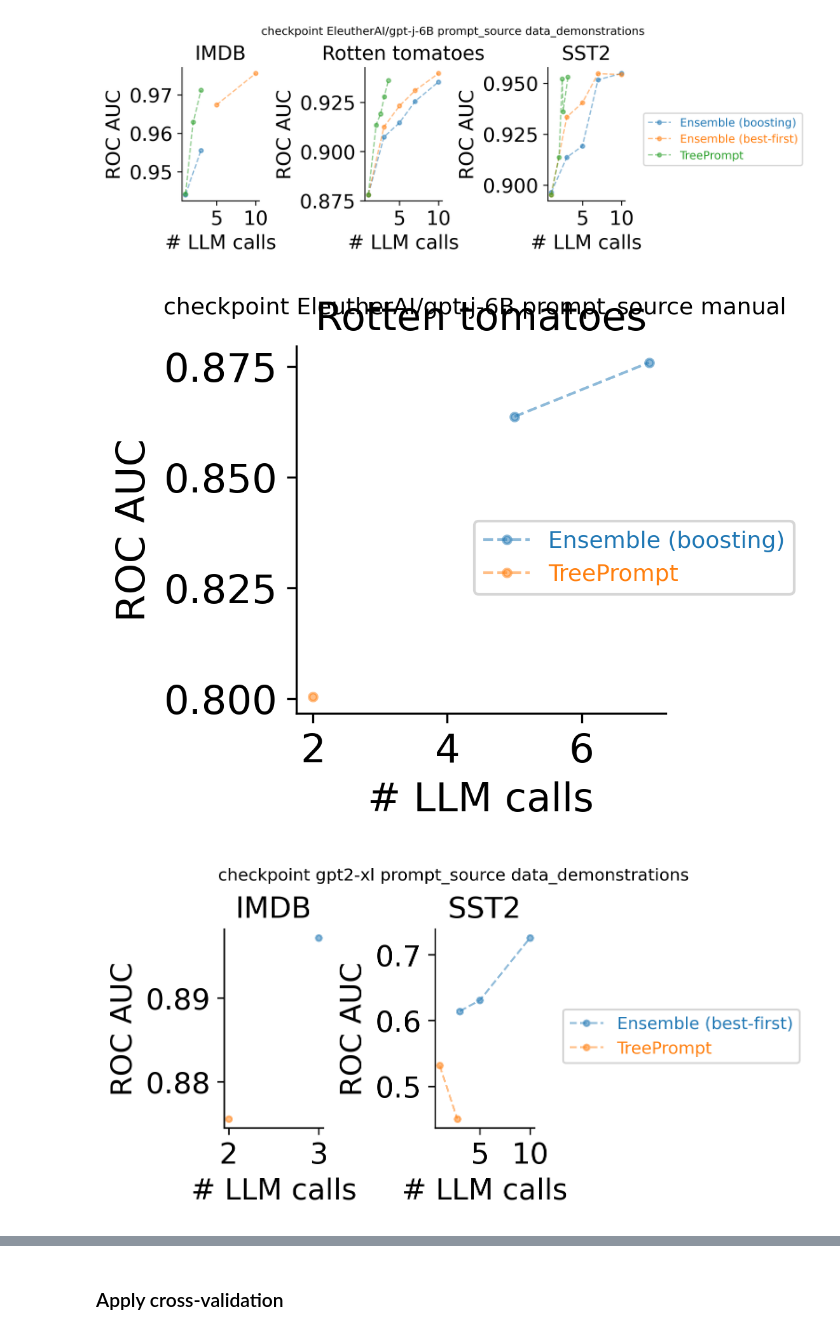
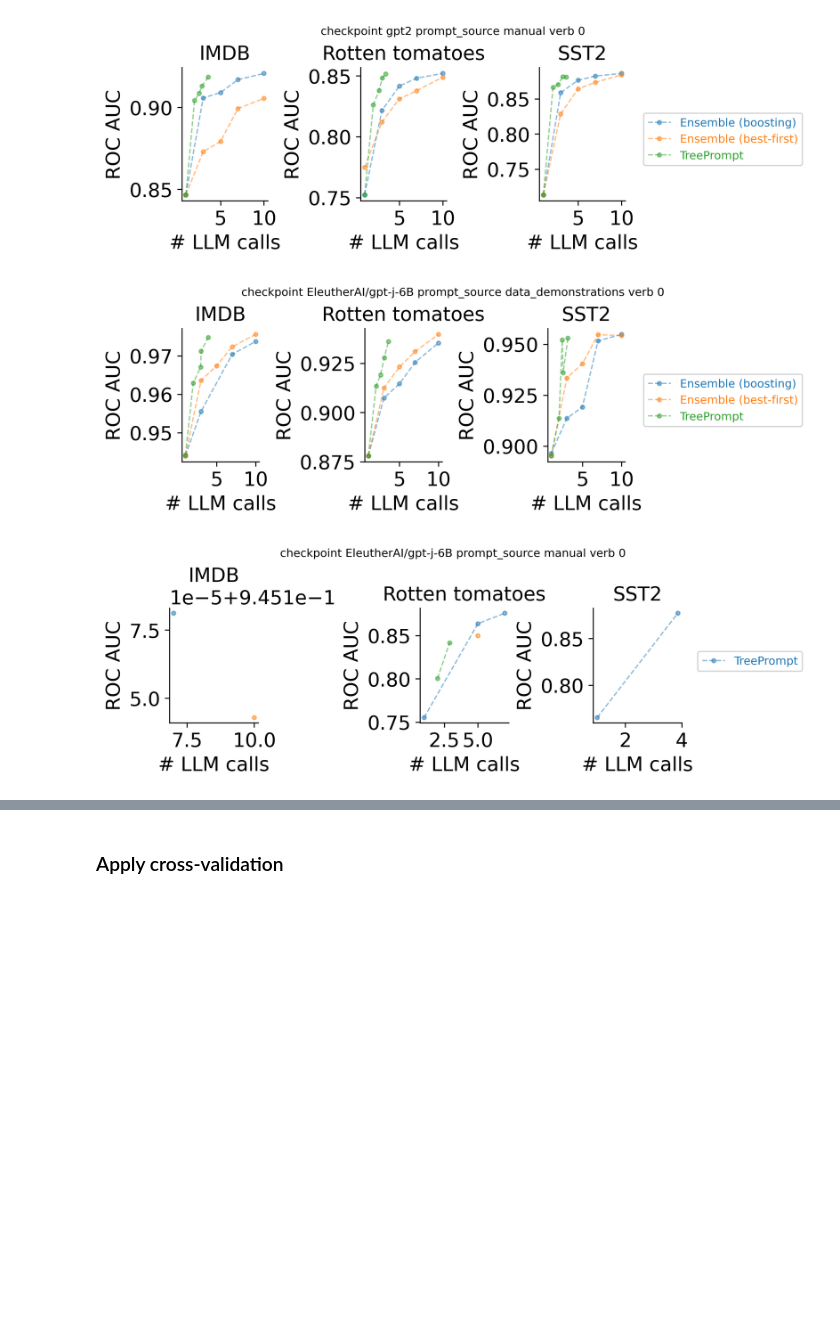
Before and after one commit to csinva/tree-prompt, a Jupyter notebook: notebooks/01_model_results.ipynb, the cells around one changed output, grey strips where cells are left out. Cells and saved outputs as stored; diff of their text form; code cells hidden in the pictures; blank space fills up the shorter version.

```diff
--- a/notebooks/01_model_results.ipynb
+++ b/notebooks/01_model_results.ipynb
@@ -51,24 +51,27 @@ ravg = (
 # %%
 for checkpoint in r['checkpoint'].unique():
     for prompt_source in r['prompt_source'].unique():
+        for verbalizer_num in r['verbalizer_num'].unique():
 
-        rcurve = ravg[ravg.checkpoint == checkpoint]
-        rcurve = rcurve[rcurve.prompt_source == prompt_source]
-        rcurve = rcurve.sort_values(by=['dataset_name', 'model_name', 'mean_llm_calls'])
+            rcurve = ravg[ravg.checkpoint == checkpoint]
+            rcurve = rcurve[rcurve.prompt_source == prompt_source]
+            rcurve = rcurve[rcurve.verbalizer_num == verbalizer_num]
+            if len(rcurve) > 0:
+                rcurve = rcurve.sort_values(by=['dataset_name', 'model_name', 'mean_llm_calls'])
 
-        groupings = ['model_name', 'max_features', 'ngrams',
-                    'refinement_strategy', 'use_llm_prompt_context', 'use_stemming']
-        metric = 'roc_auc'
-        # metric = 'accuracy'
-        x = 'mean_llm_calls'
-        # x = 'num_prompts'
+                groupings = ['model_name', 'max_features', 'ngrams',
+                            'refinement_strategy', 'use_llm_prompt_context', 'use_stemming']
+                metric = 'roc_auc'
+                # metric = 'accuracy'
+                x = 'mean_llm_calls'
+                # x = 'num_prompts'
 
-        viz.plot_perf_curves_individual(rcurve, x=x)
-        plt.suptitle(f'checkpoint {checkpoint} prompt_source {prompt_source}', fontsize='xx-small')
-        # plt.suptitle(f'{prompt_source} prompts', fontsize='x-small')
-        # plt.show()
-        # plt.tight_layout()
-        # plt.show()
+                viz.plot_perf_curves_individual(rcurve, x=x)
+                plt.suptitle(f'checkpoint {checkpoint} prompt_source {prompt_source} verb {verbalizer_num}', fontsize='xx-small')
+                # plt.suptitle(f'{prompt_source} prompts', fontsize='x-small')
+                # plt.show()
+                # plt.tight_layout()
+                # plt.show()
 
 viz.save_figs_to_single_pdf("all_results.pdf")
 # %% [output]
@@ -77,3 +80,3 @@ viz.save_figs_to_single_pdf("all_results.pdf")
-[figure, old version]
+[figure, new version]
-[figure, old version]
+[figure, new version]
-[figure, old version]
+[figure, new version]
```
Also changed, not shown: parts of 1 cell of this notebook, 3 other files.
